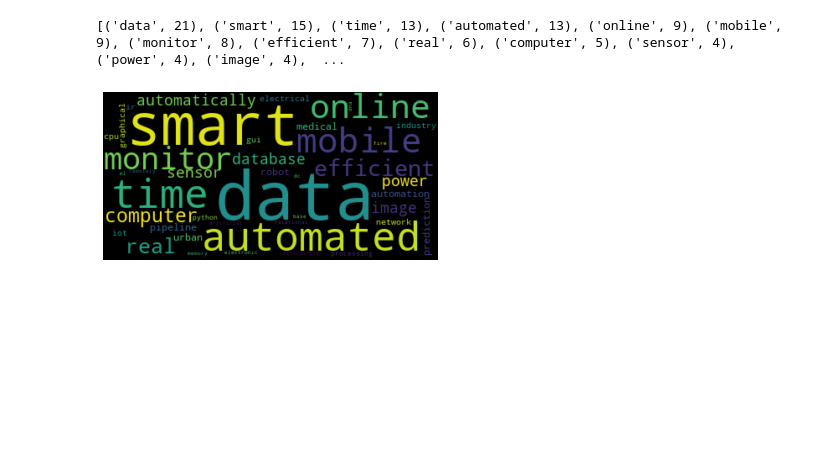
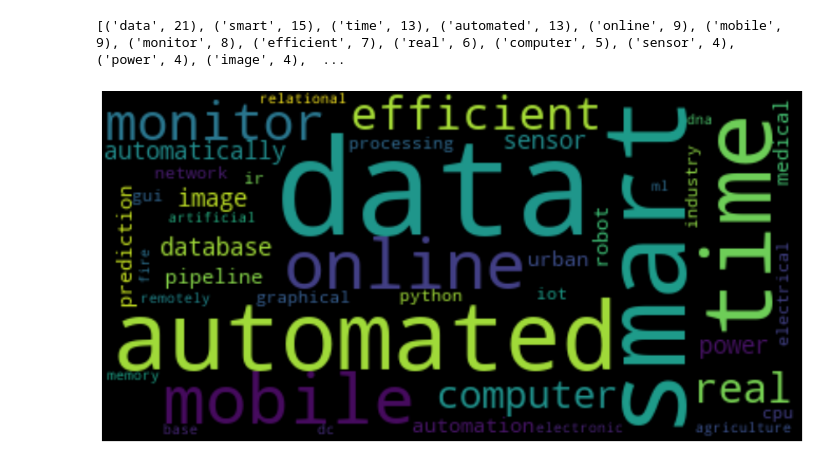
Before and after one commit to cepdnaclk/Document-Tag-Generator, a Jupyter notebook: Project Resources/Tag_cloud/Tag_cloud.ipynb, the cells around one changed output. Cells and saved outputs as stored; diff of their text form; code cells hidden in the pictures; blank space fills up the shorter version.

```diff
--- a/Project Resources/Tag_cloud/Tag_cloud.ipynb
+++ b/Project Resources/Tag_cloud/Tag_cloud.ipynb
@@ -129,13 +129,14 @@ text = (" ").join(tags)
 wordcloud = WordCloud(background_color="black").generate_from_frequencies(freq_dict)
 # %%
 #Show the tag cloud
+plt.figure(figsize=(15, 10))
 plt.imshow(wordcloud, interpolation='bilinear')
 plt.axis("off")
 
 # Save as image
 plt.savefig('Tag_Cloud.png')
 
 
 plt.show()
 # %% [output]
-[figure, old version]
+[figure, new version]
```
Also changed, not shown: parts of 1 cell of this notebook.
